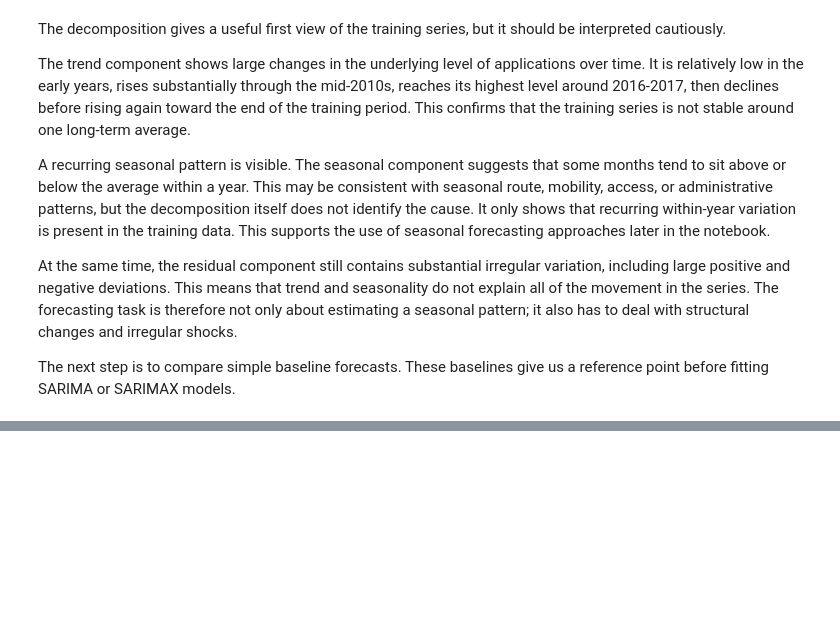
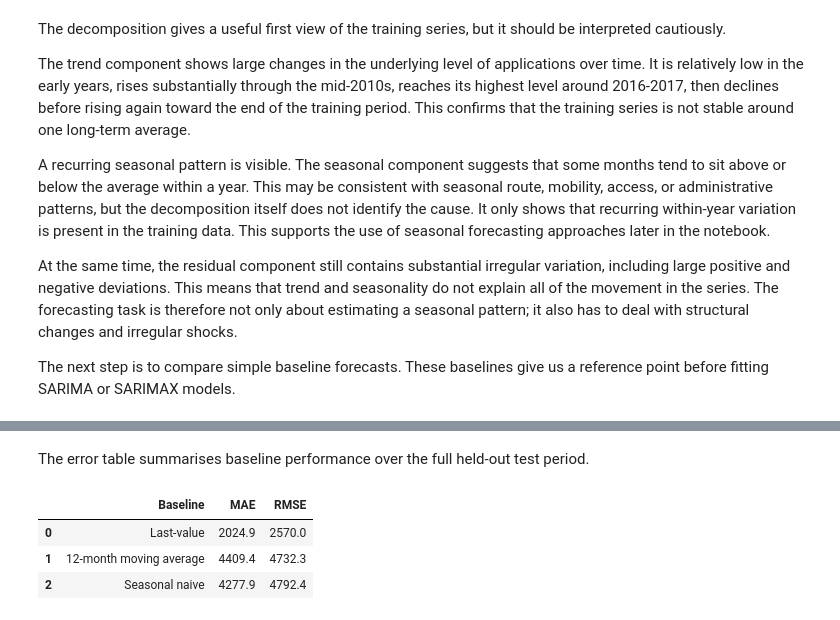
Before and after one commit to kcsongor011/humanitarian_decision_toolkit, a Jupyter notebook: notebooks/forecasting/arrival_dynamics_2_long_term_country_level_arrivals.ipynb, the cells around one changed output, grey strips where cells are left out. Saved outputs shown, nothing was run; the diff lists cells and outputs as text; code cells hidden in the pictures; blank space fills up the shorter version.

```diff
--- a/notebooks/forecasting/arrival_dynamics_2_long_term_country_level_arrivals.ipynb
+++ b/notebooks/forecasting/arrival_dynamics_2_long_term_country_level_arrivals.ipynb
@@ -374,0 +502,50 @@ The next step is to compare simple baseline forecasts. These baselines give us a
+# %% [markdown]
+The error table summarises baseline performance over the full held-out test period.
+# %%
+baseline_metrics = pd.DataFrame(
+    [
+        {
+            "Baseline": "Last-value",
+            "MAE": mean_absolute_error(
+                baseline_forecasts["actual_applications"],
+                baseline_forecasts["last_value_forecast"],
+            ),
+            "RMSE": root_mean_squared_error(
+                baseline_forecasts["actual_applications"],
+                baseline_forecasts["last_value_forecast"],
+            ),
+        },
+        {
+            "Baseline": "12-month moving average",
+            "MAE": mean_absolute_error(
+                baseline_forecasts["actual_applications"],
+                baseline_forecasts["moving_average_12_month_forecast"],
+            ),
+            "RMSE": root_mean_squared_error(
+                baseline_forecasts["actual_applications"],
+                baseline_forecasts["moving_average_12_month_forecast"],
+            ),
+        },
+        {
+            "Baseline": "Seasonal naive",
+            "MAE": mean_absolute_error(
+                baseline_forecasts["actual_applications"],
+                baseline_forecasts["seasonal_naive_forecast"],
+            ),
+            "RMSE": root_mean_squared_error(
+                baseline_forecasts["actual_applications"],
+                baseline_forecasts["seasonal_naive_forecast"],
+            ),
+        },
+    ]
+)
+
+baseline_metrics.assign(
+    MAE=lambda df: df["MAE"].round(1),
+    RMSE=lambda df: df["RMSE"].round(1),
+)
+# %% [output]
+|  | Baseline | MAE | RMSE |
+| 0 | Last-value | 2024.9 | 2570.0 |
+| 1 | 12-month moving average | 4409.4 | 4732.3 |
+| 2 | Seasonal naive | 4277.9 | 4792.4 |
```
Also changed, not shown: parts of 10 cells of this notebook.
